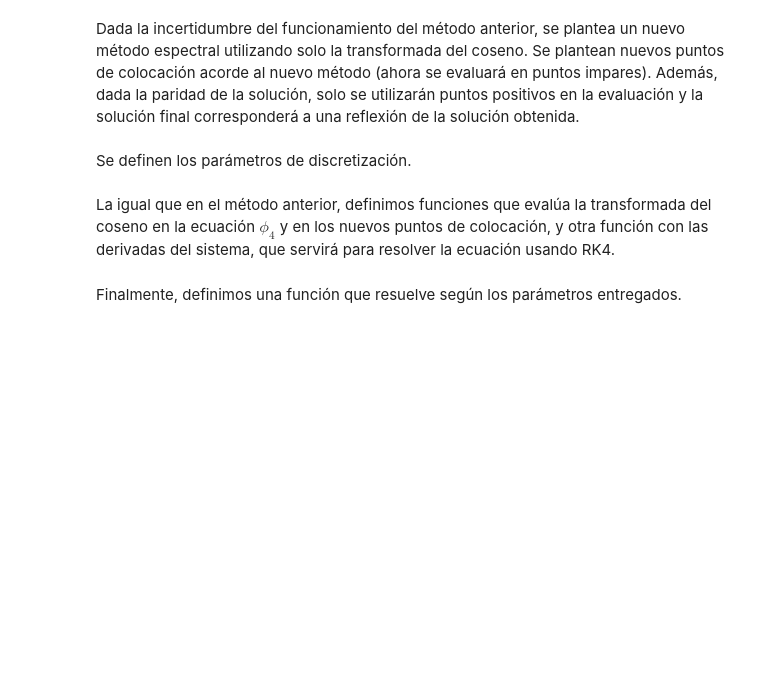
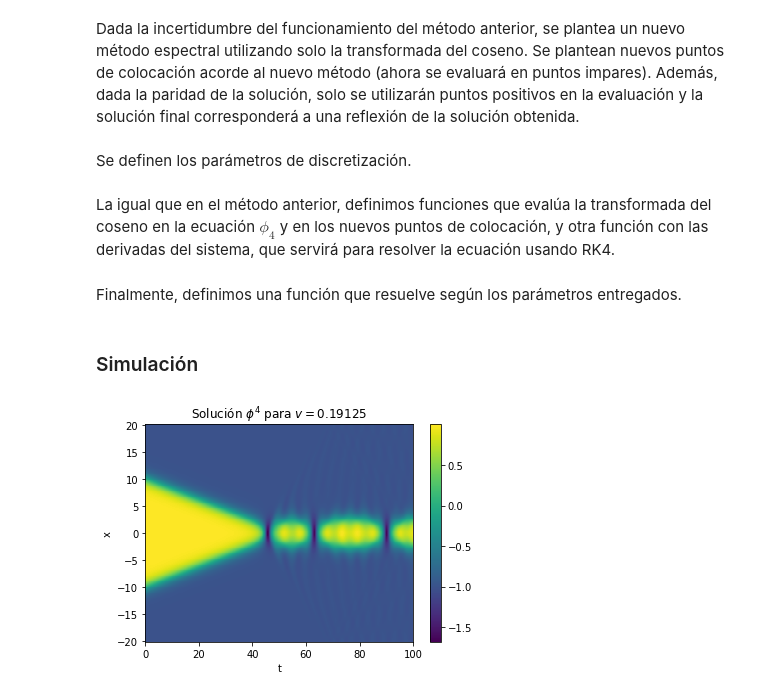
Before and after one commit to ElTapia/Jamiton, a Jupyter notebook: Phi_4_colissions/phi_4.ipynb, the cells around one changed output. Drawn from its saved outputs; the diff is of its cells as text; code cells hidden in the pictures; blank space fills up the shorter version.

Commit message:
Simula coseno

```diff
--- a/Phi_4_colissions/phi_4.ipynb
+++ b/Phi_4_colissions/phi_4.ipynb
@@ -544,3 +544,5 @@ def solve_dct(L, dt, tend, x0, nx, v):
     x = np.linspace(-2*L, 2*L, 2*nx)
 
     return t, x, y_sol, bounce
+# %% [markdown]
+### Simulación
@@ -546,0 +564,8 @@ def solve_dct(L, dt, tend, x0, nx, v):
+# %%
+v_prueba = 0.19125
+path_esp_c = "Charts/Spectral/Cosine"
+t_prueba, x_prueba, y_prueba, bounce_prueba = solve_dct(L, dt, tend, x0, nx, v_prueba)
+
+get_plot_phi(x_prueba, t_prueba, y_prueba, v_prueba, path_esp_c+"/calor_v_prueba")
+# %% [output]
+[figure, added]
```
Also changed, not shown: parts of 3 cells of this notebook, 11 other files.
